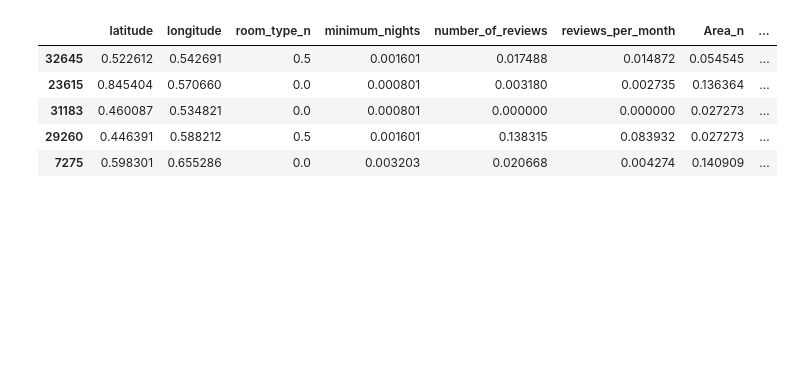
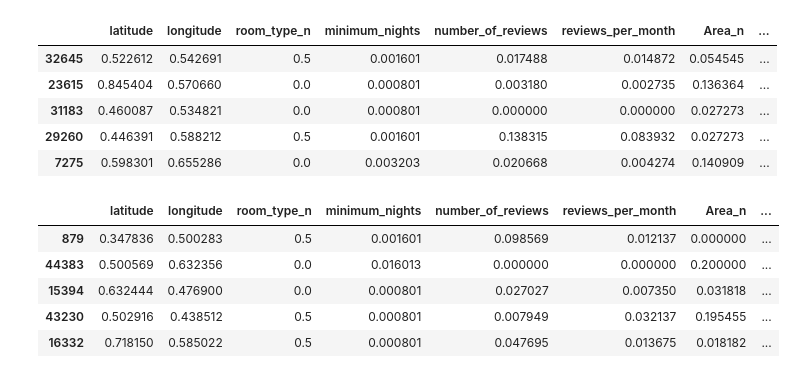
Before and after one commit to 4GeeksAcademy/Data_Preprocessing_Project_TutorialDianaM, a Jupyter notebook: src/explore.ipynb, the cells around one changed output. Cells and saved outputs as stored; diff of their text form; code cells hidden in the pictures; blank space fills up the shorter version.

```diff
--- a/src/explore.ipynb
+++ b/src/explore.ipynb
@@ -1038,20 +1048,20 @@ from sklearn.preprocessing import OrdinalEncoder
 # selecicon
 from sklearn.feature_selection import f_classif, SelectKBest
 
-df_correlations_cols = ["latitude","longitude", "room_type_n", "minimum_nights","number_of_reviews", "reviews_per_month", "Area_n", "availability_365"]
+df_correlations = ["latitude","longitude", "room_type_n", "minimum_nights","number_of_reviews", "reviews_per_month", "Area_n", "availability_365"]
 
-
+# Initiating the scaler
 scaler = MinMaxScaler()
 
-# entreno el escalador con los datos de entrenamiento
-scaler.fit(X_train[df_correlations_cols])
+# Training the scaler with the train data sample
+scaler.fit(X_train[df_correlations])
 
-# aplico el escalador en amhos
-X_train_num_mm = scaler.transform(X_train[df_correlations_cols])
-X_train_num_mm = pd.DataFrame(X_train_num_mm, index = X_train.index, columns = df_correlations_cols)
+# Applying the scaler on both samples (train and test)
+X_train_num_mm = scaler.transform(X_train[df_correlations])
+X_train_num_mm = pd.DataFrame(X_train_num_mm, index = X_train.index, columns = df_correlations)
 
-X_test_num_mm = scaler.transform(X_test[df_correlations_cols])
-X_test_num_mm = pd.DataFrame(X_test_num_mm, index = X_test.index, columns = df_correlations_cols)
+X_test_num_mm = scaler.transform(X_test[df_correlations])
+X_test_num_mm = pd.DataFrame(X_test_num_mm, index = X_test.index, columns = df_correlations)
 
 X_train_num_mm.head()
 # %% [output]
@@ -1061,3 +1071,12 @@ X_train_num_mm.head()
 | 31183 | 0.460087 | 0.534821 | 0.0 | 0.000801 | 0.000000 | 0.000000 | 0.027273 | ... |
 | 29260 | 0.446391 | 0.588212 | 0.5 | 0.001601 | 0.138315 | 0.083932 | 0.027273 | ... |
 | 7275 | 0.598301 | 0.655286 | 0.0 | 0.003203 | 0.020668 | 0.004274 | 0.140909 | ... |
+# %%
+X_test_num_mm.head()
+# %% [output]
+|  | latitude | longitude | room_type_n | minimum_nights | number_of_reviews | reviews_per_month | Area_n | ... |
+| 879 | 0.347836 | 0.500283 | 0.5 | 0.001601 | 0.098569 | 0.012137 | 0.000000 | ... |
+| 44383 | 0.500569 | 0.632356 | 0.0 | 0.016013 | 0.000000 | 0.000000 | 0.200000 | ... |
+| 15394 | 0.632444 | 0.476900 | 0.0 | 0.000801 | 0.027027 | 0.007350 | 0.031818 | ... |
+| 43230 | 0.502916 | 0.438512 | 0.5 | 0.000801 | 0.007949 | 0.032137 | 0.195455 | ... |
+| 16332 | 0.718150 | 0.585022 | 0.5 | 0.000801 | 0.047695 | 0.013675 | 0.018182 | ... |
```
Also changed, not shown: parts of 8 cells of this notebook.
